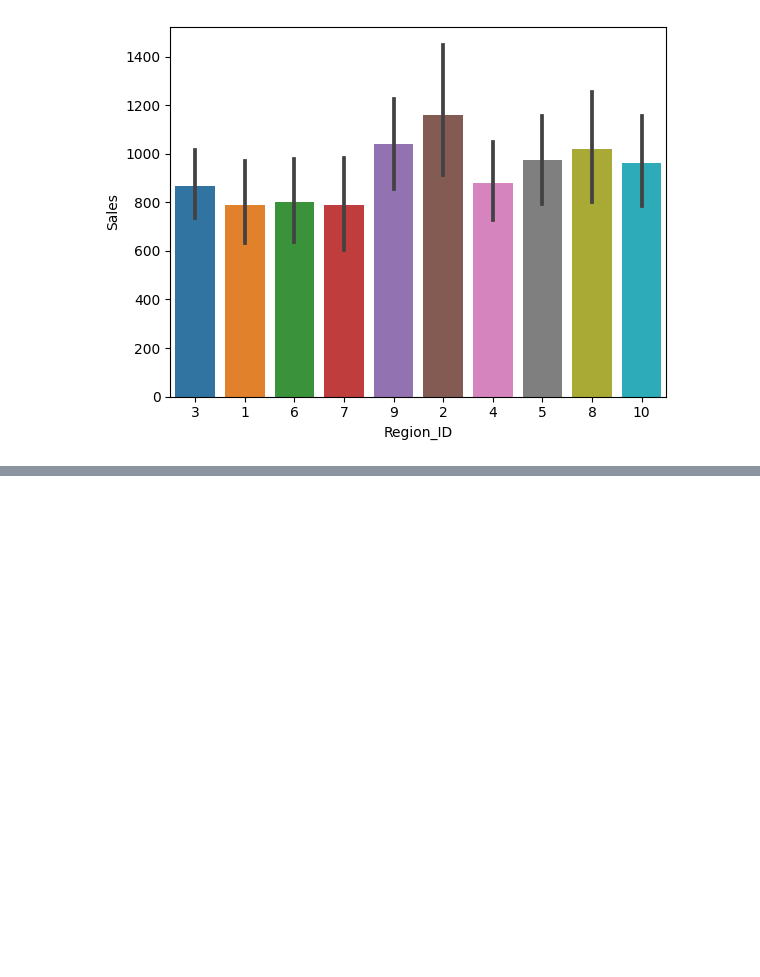
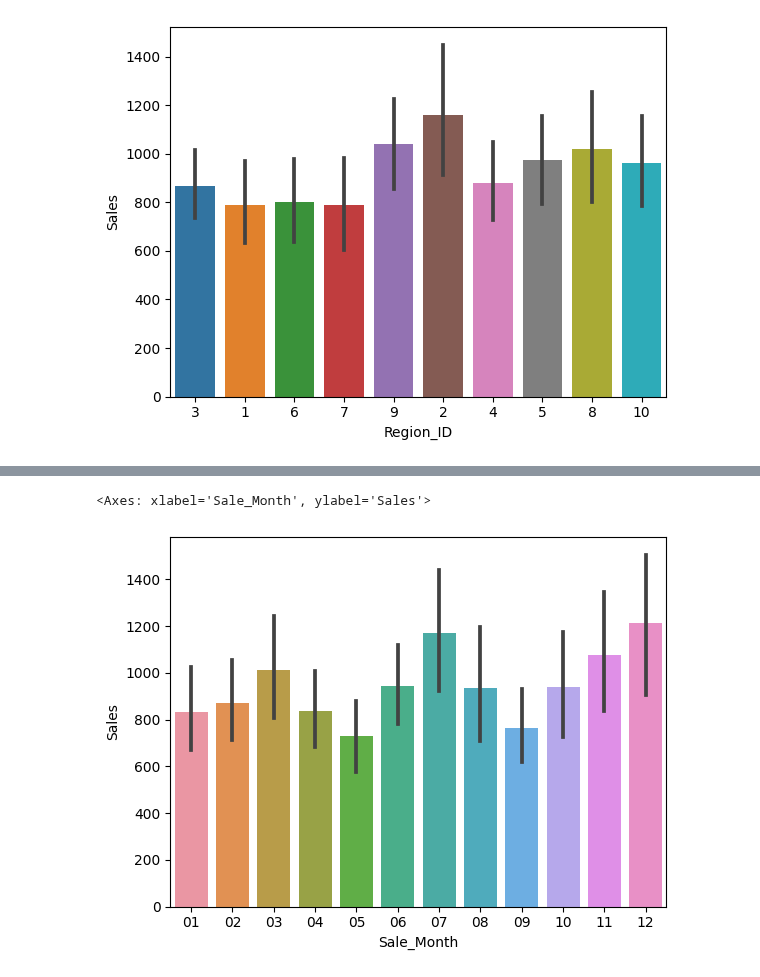
Before and after one commit to mahinbindra/schulich_data_science, a Jupyter notebook: Assignments/assignment_1_descriptive stats and probability.ipynb, the cells around one changed output, grey strips where cells are left out. Saved outputs shown, nothing was run; the diff lists cells and outputs as text; code cells hidden in the pictures; blank space fills up the shorter version.

```diff
--- a/Assignments/assignment_1_descriptive stats and probability.ipynb
+++ b/Assignments/assignment_1_descriptive stats and probability.ipynb
@@ -642,0 +638,3 @@ sales2_group
+# %%
+sales1['Sale_Month'] = sales1['Sale Date'].str[5:7]
+# Create a new column named Sale_Month and store the months to potentially assess monthly sales
@@ -642,0 +647,3 @@ sales2_group
+# %%
+sales1['Sale_Year'] = sales1['Sale Date'].str[0:4]
+# Create a new column named Sale_Year and store the year to potentially assess yearly sales
@@ -642,0 +673,6 @@ sales2_group
+# %%
+sns.barplot(data = sales1, x = 'Sale_Month', y = 'Sales')
+# Create a bar plot between Sale_Month and Sales to assess the correlation between the two parameters and to analyse the sales performance by month
+# %% [output]
+<Axes: xlabel='Sale_Month', ylabel='Sales'>
+[figure, added]
```
Also changed, not shown: parts of 149 cells of this notebook, 1 other file.
